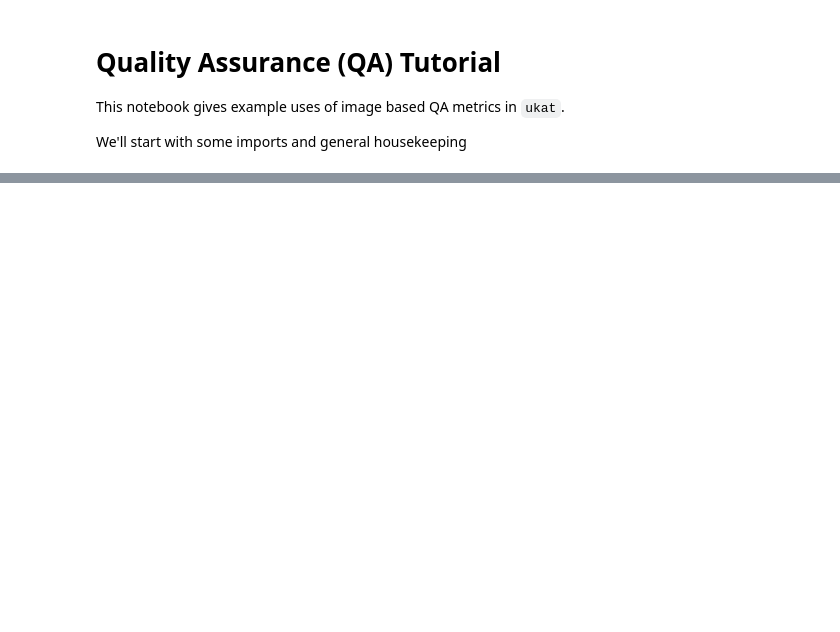
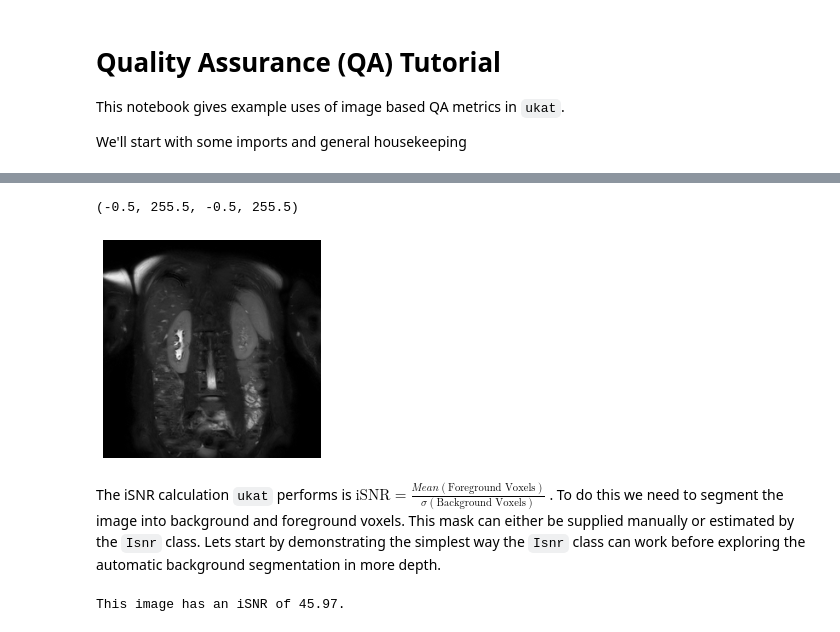
Before and after one commit to UKRIN-MAPS/ukat, a Jupyter notebook: tutorials/qa.ipynb, the cells around one changed output, grey strips where cells are left out. Saved outputs shown, nothing was run; the diff lists cells and outputs as text; code cells hidden in the pictures; blank space fills up the shorter version.

Commit message:
Added iSNR to QA notebook
tSNR bits currently fail because the test data isn't available on this branch yet. Need to re-run this notebook after tSNR is merged into dev then dev is merged into iSNR...

```diff
--- a/tutorials/qa.ipynb
+++ b/tutorials/qa.ipynb
@@ -18,0 +25,19 @@ OUTPUT_DIR = os.path.join(os.getcwd(), directory)
+# %%
+# Fetch data
+data, affine = fetch.t2w_volume_philips()
+fig, ax = plt.subplots()
+ax.imshow(data[:,:,7].T, origin='lower', cmap='gray')
+ax.axis(False)
+# %% [output]
+(-0.5, 255.5, -0.5, 255.5)
+[figure, added]
+# %% [markdown]
+The iSNR calculation `ukat` performs is $\textrm{iSNR} = \frac{Mean\left(\textrm{Foreground Voxels}\right)}{\sigma\left
+(\textrm{Background Voxels}\right)}$. To do this we need to segment the image into background and foreground voxels. This
+mask can either be supplied manually or estimated by the `Isnr` class. Lets start by demonstrating the simplest way the
+`Isnr` class can work before exploring the automatic background segmentation in more depth.
+# %%
+isnr = snr.Isnr(data).isnr
+print(f'This image has an iSNR of {isnr:.2f}.')
+# %% [output]
+This image has an iSNR of 45.97.
```
Also changed, not shown: parts of 7 cells of this notebook.
